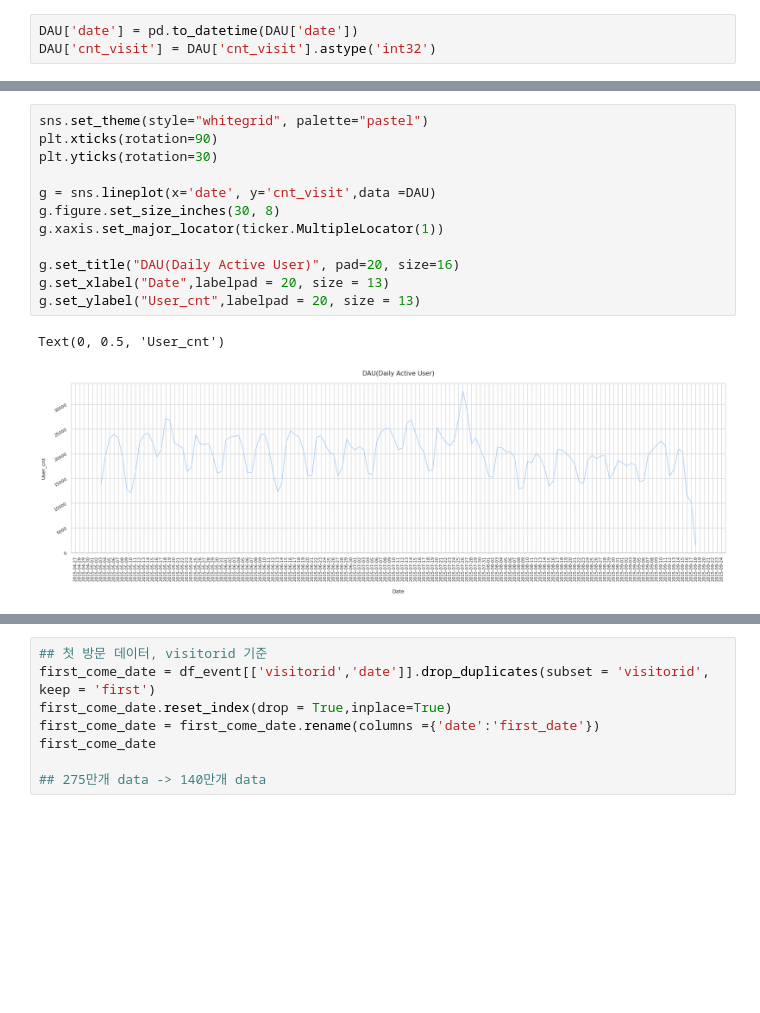
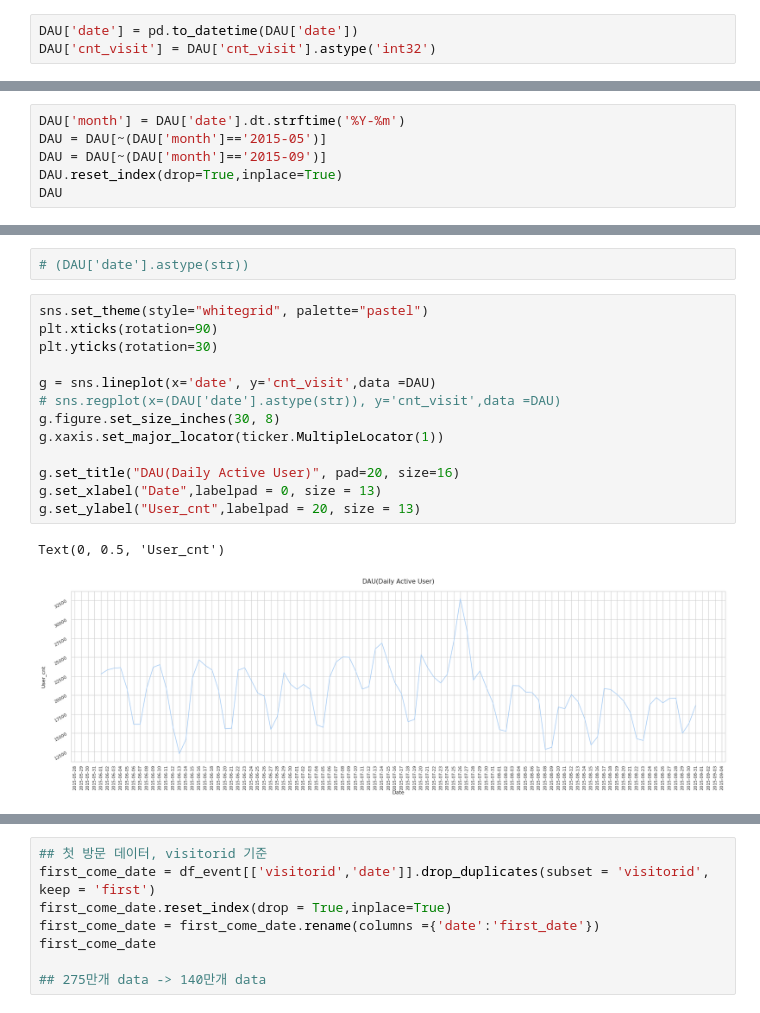
Before and after one commit to tkasod2/TIL, a Jupyter notebook: prj_analysis/Retailrocket_recommender_system_datase.ipynb, the cells around one changed output, grey strips where cells are left out. Saved outputs shown, nothing was run; the diff lists cells and outputs as text; blank space fills up the shorter version.

Commit message:
data_merge

```diff
--- a/prj_analysis/Retailrocket_recommender_system_datase.ipynb
+++ b/prj_analysis/Retailrocket_recommender_system_datase.ipynb
@@ -306,0 +319,6 @@ DAU
+# %%
+DAU['month'] = DAU['date'].dt.strftime('%Y-%m')
+DAU = DAU[~(DAU['month']=='2015-05')]
+DAU = DAU[~(DAU['month']=='2015-09')]
+DAU.reset_index(drop=True,inplace=True)
+DAU
@@ -307,15 +339,18 @@ DAU
+# %%
+# (DAU['date'].astype(str))
 # %%
 sns.set_theme(style="whitegrid", palette="pastel")
 plt.xticks(rotation=90)
 plt.yticks(rotation=30)
 
 g = sns.lineplot(x='date', y='cnt_visit',data =DAU)
+# sns.regplot(x=(DAU['date'].astype(str)), y='cnt_visit',data =DAU)
 g.figure.set_size_inches(30, 8)
 g.xaxis.set_major_locator(ticker.MultipleLocator(1))
 
 g.set_title("DAU(Daily Active User)", pad=20, size=16)
-g.set_xlabel("Date",labelpad = 20, size = 13)
+g.set_xlabel("Date",labelpad = 0, size = 13)
 g.set_ylabel("User_cnt",labelpad = 20, size = 13)
 # %% [output]
 Text(0, 0.5, 'User_cnt')
-[figure, old version]
+[figure, new version]
```
Also changed, not shown: parts of 50 cells of this notebook.
